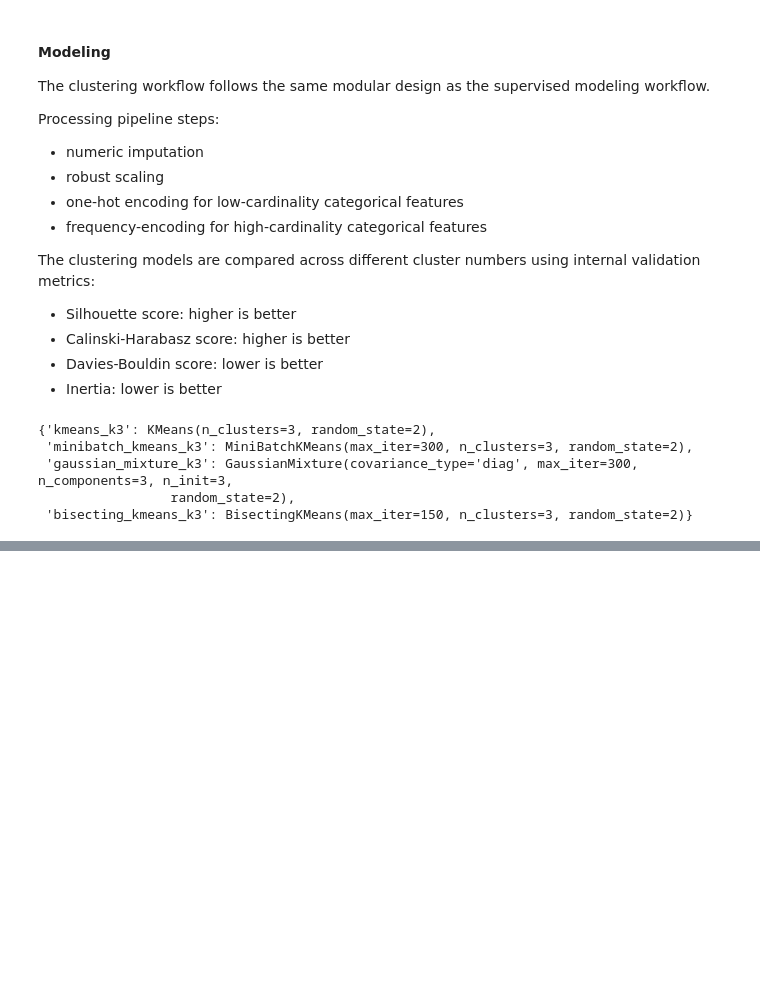
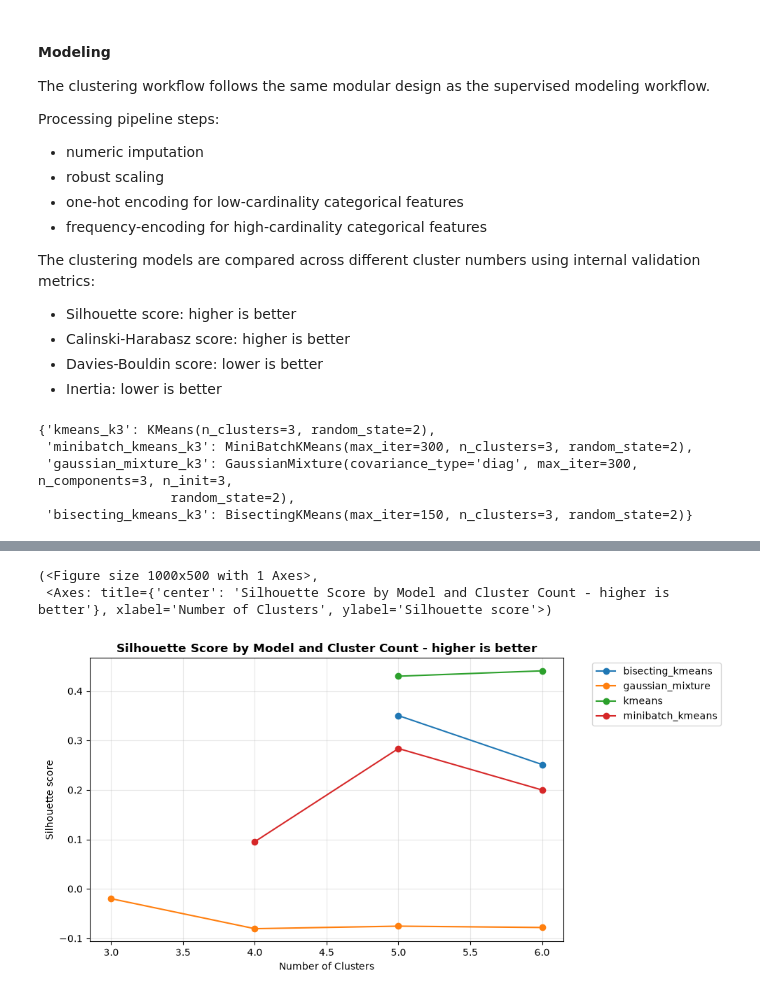
Before and after one commit to gorkemyencak/default-risk-classifier, a Jupyter notebook: notebooks/04_unsupervised_modeling.ipynb, the cells around one changed output, grey strips where cells are left out. Saved outputs shown, nothing was run; the diff lists cells and outputs as text; code cells hidden in the pictures; blank space fills up the shorter version.

```diff
--- a/notebooks/04_unsupervised_modeling.ipynb
+++ b/notebooks/04_unsupervised_modeling.ipynb
@@ -186,0 +241,11 @@ Training bisecting_kmeans_k6
+# %%
+### unsupervised model - plotting clustering metrics - Silhouette Score
+clustering_trainer.evaluator.plot_silhouette_score(
+    metrics_df = clustering_metrics,
+    require_valid = True,
+    save_path = FIGURES_DIR / 'clustering_silhouette_score.png'
+)
+# %% [output]
+(<Figure size 1000x500 with 1 Axes>,
+ <Axes: title={'center': 'Silhouette Score by Model and Cluster Count - higher is better'}, xlabel='Number of Clusters', ylabel='Silhouette score'>)
+[figure, added]
```
Also changed, not shown: parts of 10 cells of this notebook, 26 other files.
